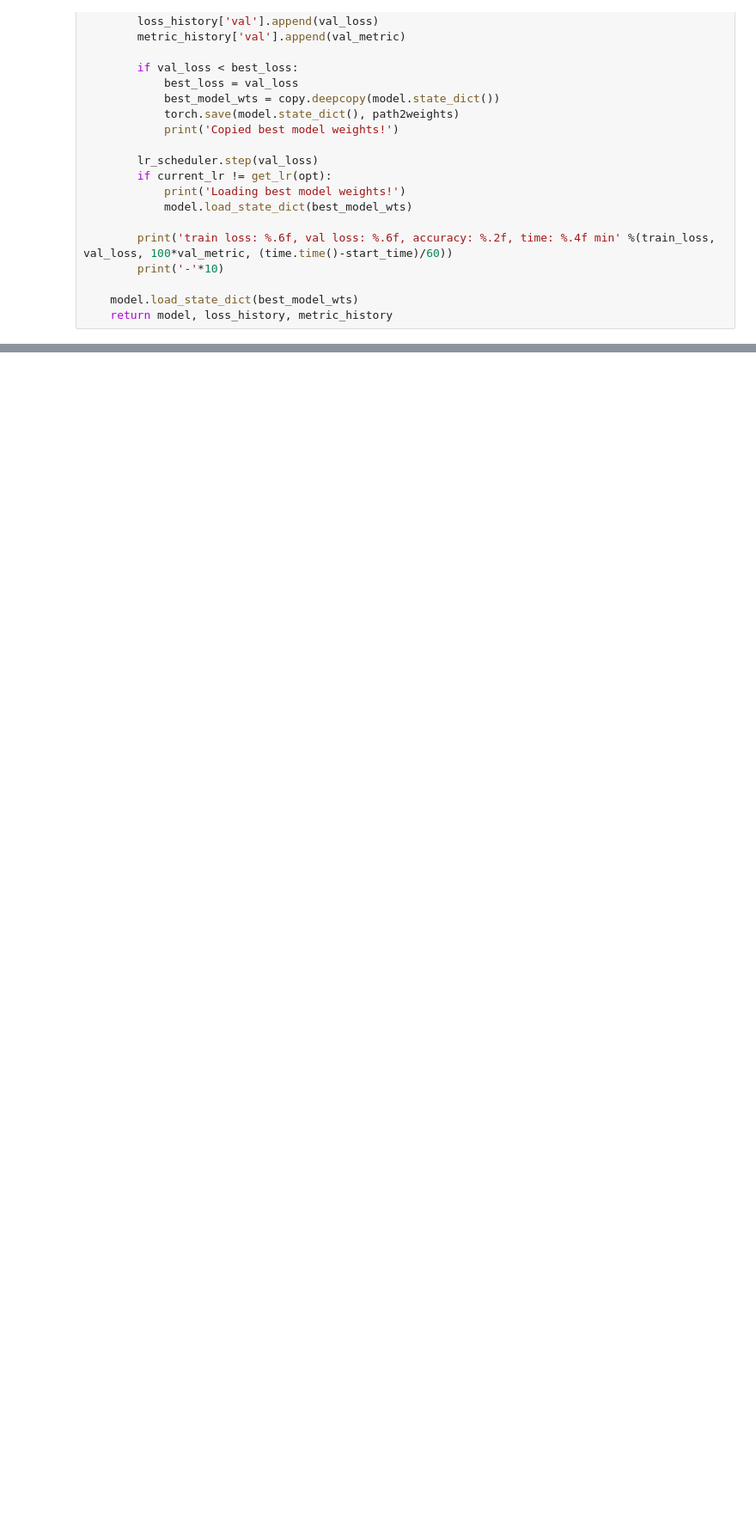
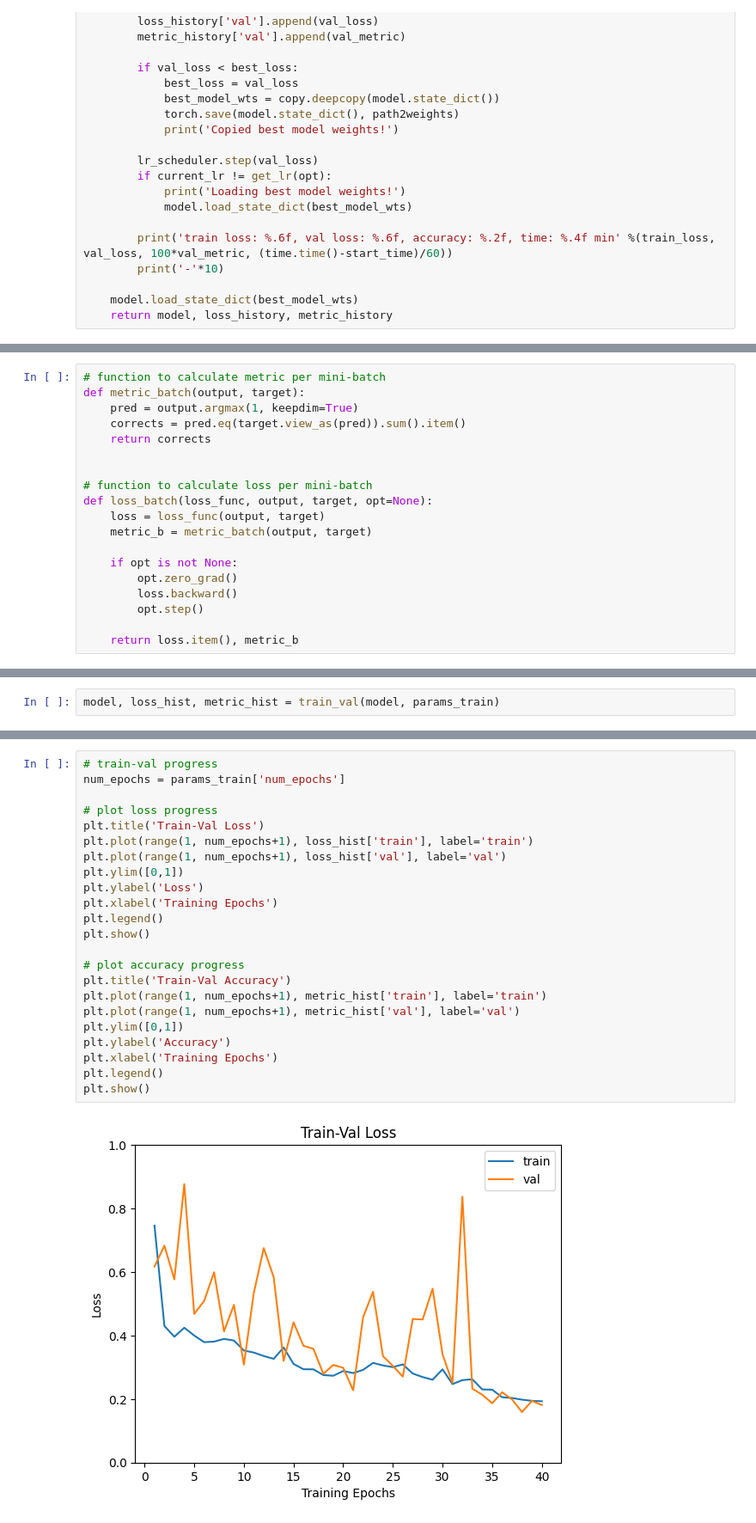
Before and after one commit to kang9366/PetKeeper-DL, a Jupyter notebook: eye_disease_classification_model_MobileNet.ipynb, the cells around one changed output, grey strips where cells are left out. Shown at 86% size. Saved outputs shown, nothing was run; the diff lists cells and outputs as text; blank space fills up the shorter version.

```diff
--- a/eye_disease_classification_model_MobileNet.ipynb
+++ b/eye_disease_classification_model_MobileNet.ipynb
@@ -407,0 +702,19 @@ train loss: 0.241410, val loss: 0.259596, accuracy: 89.46, time: 45.4337 min
+# %%
+# function to calculate metric per mini-batch
+def metric_batch(output, target):
+    pred = output.argmax(1, keepdim=True)
+    corrects = pred.eq(target.view_as(pred)).sum().item()
+    return corrects
+
+
+# function to calculate loss per mini-batch
+def loss_batch(loss_func, output, target, opt=None):
+    loss = loss_func(output, target)
+    metric_b = metric_batch(output, target)
+
+    if opt is not None:
+        opt.zero_grad()
+        loss.backward()
+        opt.step()
+
+    return loss.item(), metric_b
@@ -407,0 +821,2 @@ train loss: 0.241410, val loss: 0.259596, accuracy: 89.46, time: 45.4337 min
+# %%
+model, loss_hist, metric_hist = train_val(model, params_train)
@@ -407,0 +841,25 @@ train loss: 0.241410, val loss: 0.259596, accuracy: 89.46, time: 45.4337 min
+# %%
+# train-val progress
+num_epochs = params_train['num_epochs']
+
+# plot loss progress
+plt.title('Train-Val Loss')
+plt.plot(range(1, num_epochs+1), loss_hist['train'], label='train')
+plt.plot(range(1, num_epochs+1), loss_hist['val'], label='val')
+plt.ylim([0,1])
+plt.ylabel('Loss')
+plt.xlabel('Training Epochs')
+plt.legend()
+plt.show()
+
+# plot accuracy progress
+plt.title('Train-Val Accuracy')
+plt.plot(range(1, num_epochs+1), metric_hist['train'], label='train')
+plt.plot(range(1, num_epochs+1), metric_hist['val'], label='val')
+plt.ylim([0,1])
+plt.ylabel('Accuracy')
+plt.xlabel('Training Epochs')
+plt.legend()
+plt.show()
+# %% [output]
+[figure, added]
```
Also changed, not shown: parts of 31 cells of this notebook.
